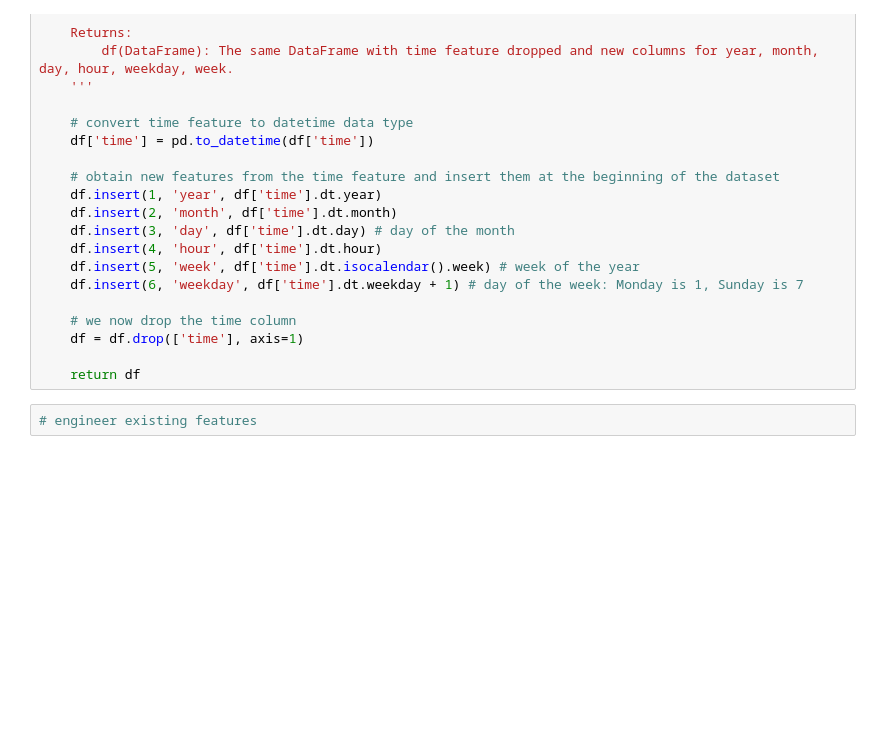
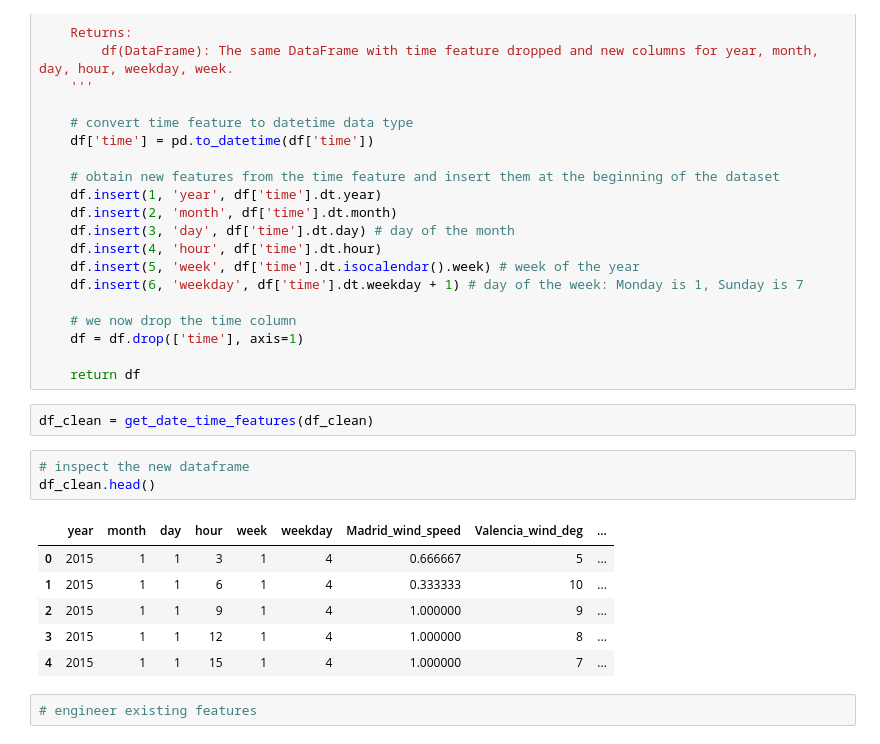
Before and after one commit to StephenGQuimpo/load-shortfall-regression-predict-api, a Jupyter notebook: regression_predict_ZF4.ipynb, the cells around one changed output. Drawn from its saved outputs; the diff is of its cells as text; blank space fills up the shorter version.

```diff
--- a/regression_predict_ZF4.ipynb
+++ b/regression_predict_ZF4.ipynb
@@ -445,6 +450,18 @@ def get_date_time_features(df):
     df = df.drop(['time'], axis=1)
 
     return df
+# %%
+df_clean = get_date_time_features(df_clean)
+# %%
+# inspect the new dataframe
+df_clean.head()
+# %% [output]
+|  | year | month | day | hour | week | weekday | Madrid_wind_speed | Valencia_wind_deg | ... |
+| 0 | 2015 | 1 | 1 | 3 | 1 | 4 | 0.666667 | 5 | ... |
+| 1 | 2015 | 1 | 1 | 6 | 1 | 4 | 0.333333 | 10 | ... |
+| 2 | 2015 | 1 | 1 | 9 | 1 | 4 | 1.000000 | 9 | ... |
+| 3 | 2015 | 1 | 1 | 12 | 1 | 4 | 1.000000 | 8 | ... |
+| 4 | 2015 | 1 | 1 | 15 | 1 | 4 | 1.000000 | 7 | ... |
 # %%
 # engineer existing features
 # %% [markdown]
```
Also changed, not shown: parts of 22 cells of this notebook.
